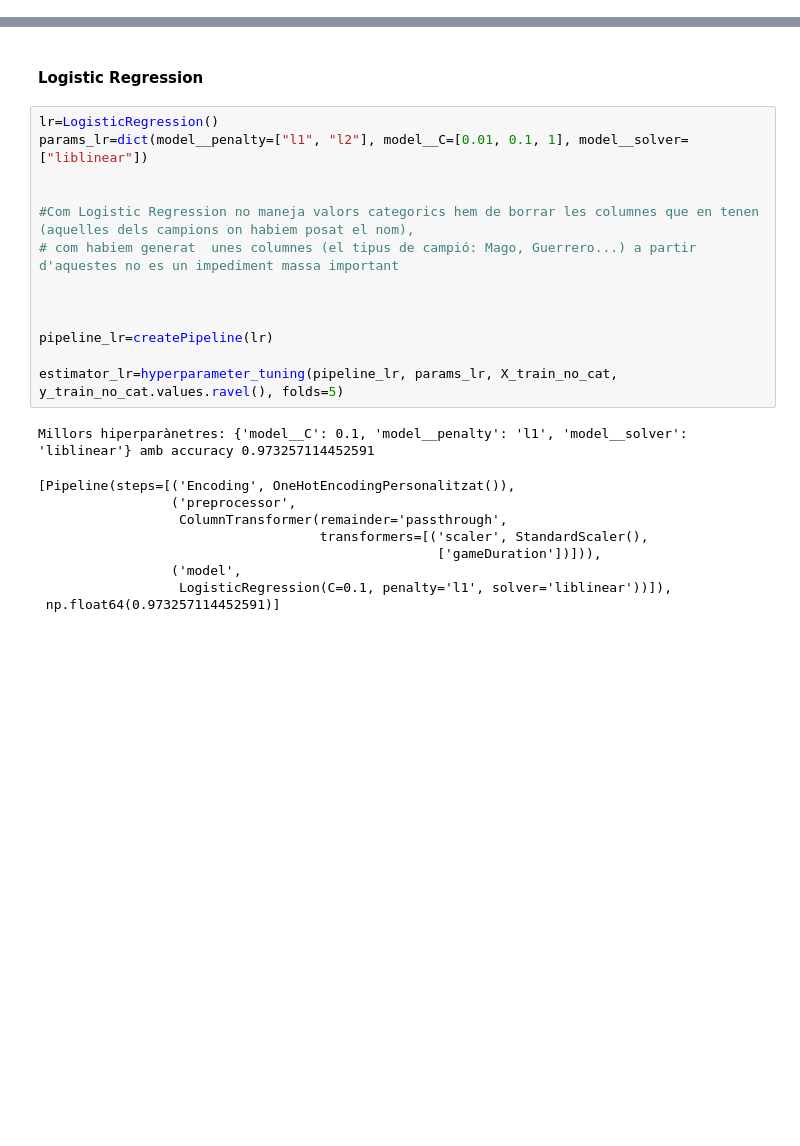
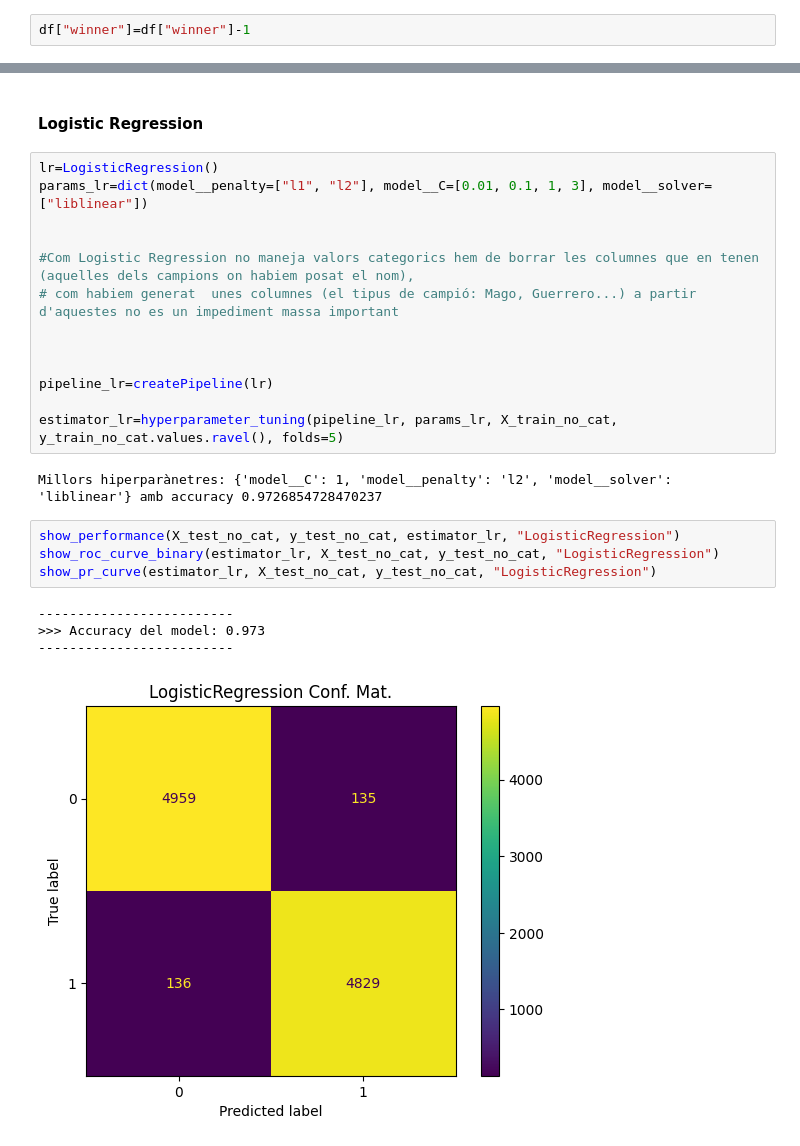
Before and after one commit to date1punto/Apc-2024--Kaggle-LOL, a Jupyter notebook: APC_Kaggle.ipynb, the cells around one changed output, grey strips where cells are left out. Saved outputs shown, nothing was run; the diff lists cells and outputs as text; blank space fills up the shorter version.

```diff
--- a/APC_Kaggle.ipynb
+++ b/APC_Kaggle.ipynb
@@ -545,3 +553,5 @@ Tenim 18 valors repetits en columnes t1_champ1_sum1 t1_champ1_sum2
+# %%
+df["winner"]=df["winner"]-1
 # %% [markdown]
 ### 3. Metric selection
 # %% [markdown]
@@ -725,7 +729,7 @@ Regressió Logistica, Màquina de suport de Vectors(SVM), K-Nearest Neighbors(KN
 #### Logistic Regression
 # %%
 lr=LogisticRegression()
-params_lr=dict(model__penalty=["l1", "l2"], model__C=[0.01, 0.1, 1], model__solver=["liblinear"])
+params_lr=dict(model__penalty=["l1", "l2"], model__C=[0.01, 0.1, 1, 3], model__solver=["liblinear"])
 
 
 #Com Logistic Regression no maneja valors categorics hem de borrar les columnes que en tenen (aquelles dels campions on habiem posat el nom),
@@ -737,12 +741,13 @@ pipeline_lr=createPipeline(lr)
 
 estimator_lr=hyperparameter_tuning(pipeline_lr, params_lr, X_train_no_cat, y_train_no_cat.values.ravel(), folds=5)
 # %% [output]
-Millors hiperparànetres: {'model__C': 0.1, 'model__penalty': 'l1', 'model__solver': 'liblinear'} amb accuracy 0.973257114452591
+Millors hiperparànetres: {'model__C': 1, 'model__penalty': 'l2', 'model__solver': 'liblinear'} amb accuracy 0.9726854728470237
-[Pipeline(steps=[('Encoding', OneHotEncodingPersonalitzat()),
-                 ('preprocessor',
-                  ColumnTransformer(remainder='passthrough',
-                                    transformers=[('scaler', StandardScaler(),
-                                                   ['gameDuration'])])),
-                 ('model',
-                  LogisticRegression(C=0.1, penalty='l1', solver='liblinear'))]),
- np.float64(0.973257114452591)]
+# %%
+show_performance(X_test_no_cat, y_test_no_cat, estimator_lr, "LogisticRegression")
+show_roc_curve_binary(estimator_lr, X_test_no_cat, y_test_no_cat, "LogisticRegression")
+show_pr_curve(estimator_lr, X_test_no_cat, y_test_no_cat, "LogisticRegression")
+# %% [output]
+-------------------------
+>>> Accuracy del model: 0.973
+-------------------------
+[figure, added]
```
Also changed, not shown: parts of 7 cells of this notebook.
